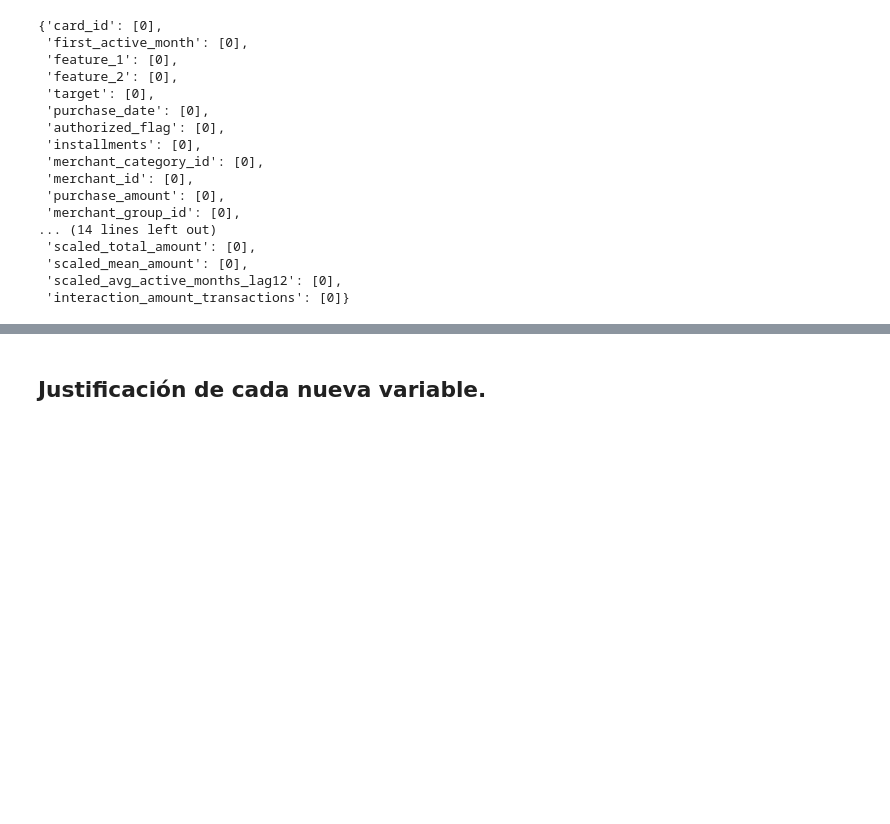
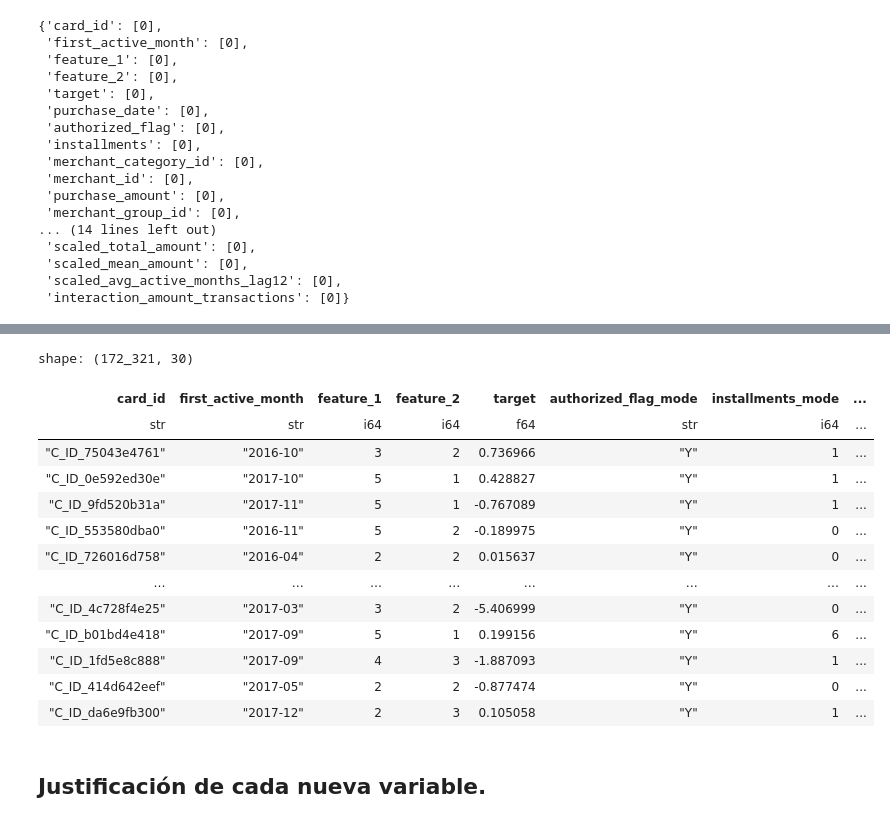
Before and after one commit to paulsantillan787/elo-data-mining, a Jupyter notebook: Preparacion_de_los_datos_v2.ipynb, the cells around one changed output, grey strips where cells are left out. Drawn from its saved outputs; the diff is of its cells as text; code cells hidden in the pictures; blank space fills up the shorter version.

```diff
--- a/Preparacion_de_los_datos_v2.ipynb
+++ b/Preparacion_de_los_datos_v2.ipynb
@@ -1328,3 +1505,22 @@ nulos_pre_train_transaction_merchants_final_acotado
+# %%
+# cargar el dataframe de train_transaction_merchants_final_acotado_test
+train_transaction_merchants_final_acotado_test = pl.read_csv("src/new_character/model_train_transaction_merchants_final_acotado.csv", try_parse_dates=True)
+train_transaction_merchants_final_acotado_test
+# %% [output]
+shape: (172_321, 30)
+| card_id | first_active_month | feature_1 | feature_2 | target | authorized_flag_mode | installments_mode | ... |
+| str | str | i64 | i64 | f64 | str | i64 | ... |
+| "C_ID_75043e4761" | "2016-10" | 3 | 2 | 0.736966 | "Y" | 1 | ... |
+| "C_ID_0e592ed30e" | "2017-10" | 5 | 1 | 0.428827 | "Y" | 1 | ... |
+| "C_ID_9fd520b31a" | "2017-11" | 5 | 1 | -0.767089 | "Y" | 1 | ... |
+| "C_ID_553580dba0" | "2016-11" | 5 | 2 | -0.189975 | "Y" | 0 | ... |
+| "C_ID_726016d758" | "2016-04" | 2 | 2 | 0.015637 | "Y" | 0 | ... |
+| … | … | … | … | … | … | … | ... |
+| "C_ID_4c728f4e25" | "2017-03" | 3 | 2 | -5.406999 | "Y" | 0 | ... |
+| "C_ID_b01bd4e418" | "2017-09" | 5 | 1 | 0.199156 | "Y" | 6 | ... |
+| "C_ID_1fd5e8c888" | "2017-09" | 4 | 3 | -1.887093 | "Y" | 1 | ... |
+| "C_ID_414d642eef" | "2017-05" | 2 | 2 | -0.877474 | "Y" | 0 | ... |
+| "C_ID_da6e9fb300" | "2017-12" | 2 | 3 | 0.105058 | "Y" | 1 | ... |
 # %% [markdown]
 ## Justificación de cada nueva variable.
 # %% [markdown]
```
Also changed, not shown: parts of 7 cells of this notebook, 1 other file.
